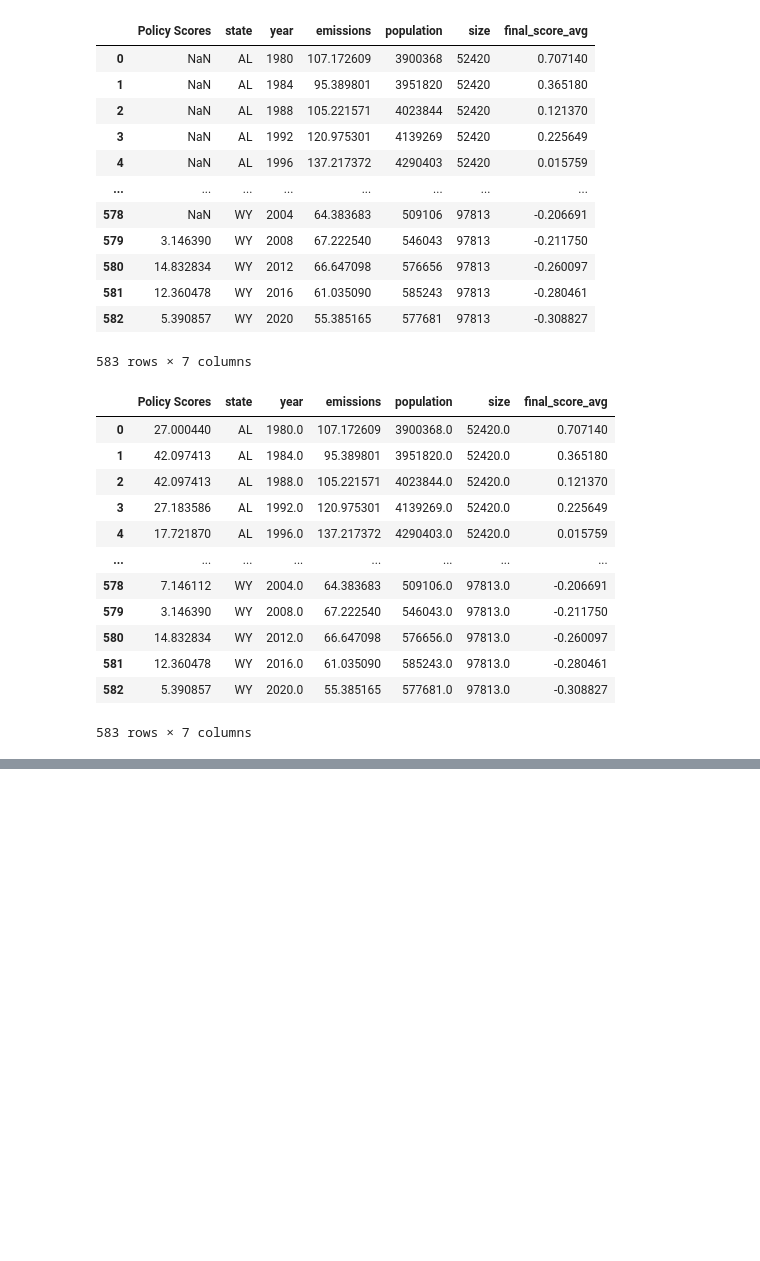
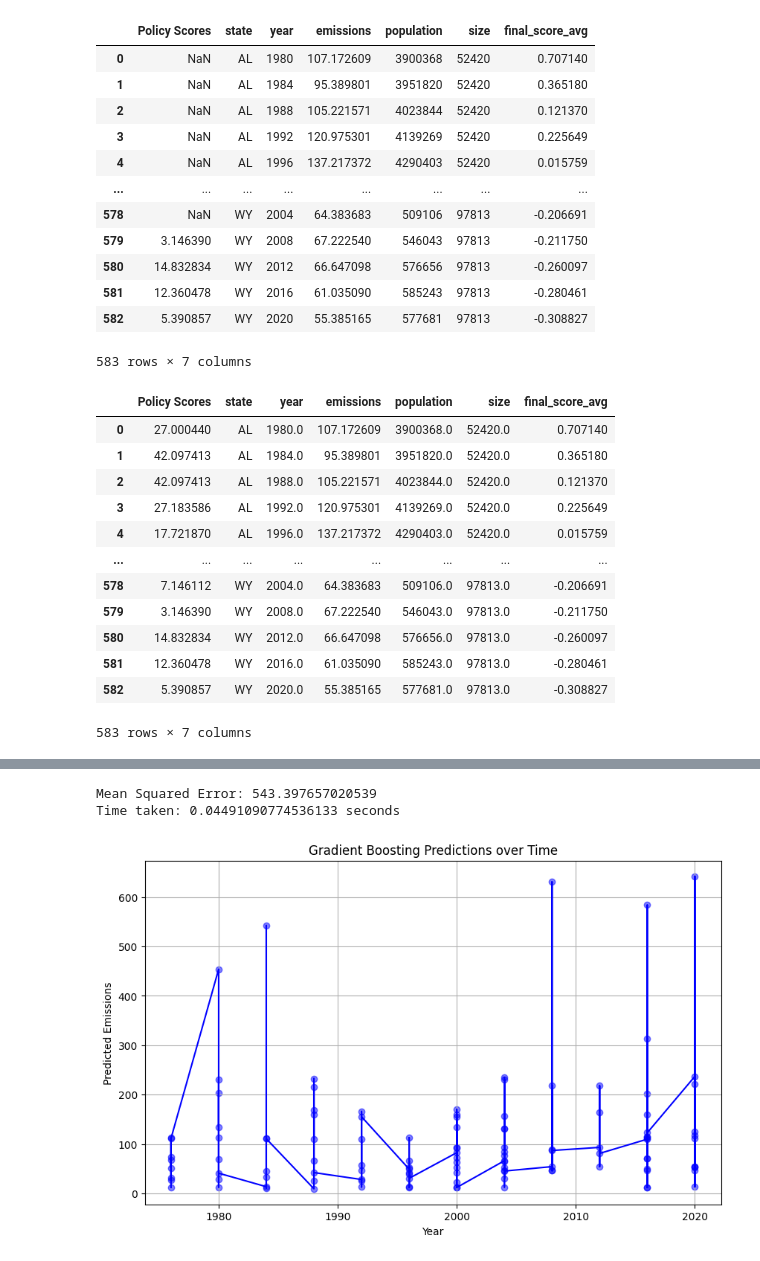
Before and after one commit to AyalYakobe/AirPollutionByPolitics, a Jupyter notebook: overview.ipynb, the cells around one changed output, grey strips where cells are left out. Saved outputs shown, nothing was run; the diff lists cells and outputs as text; code cells hidden in the pictures; blank space fills up the shorter version.

Commit message:
all step outlines (so far) completed except for adjacnecy graph

```diff
--- a/overview.ipynb
+++ b/overview.ipynb
@@ -468,0 +471,9 @@ final_df_imputed
+# %%
+import pandas as pd
+from sklearn.preprocessing import StandardScaler
+
+unnorm_final_df_imputed = final_df_imputed.copy()
+scaler = StandardScaler()
+columns_to_normalize = [col for col in final_df_imputed.columns if col not in ["state", "year", 'emissions']]
+final_df_imputed[columns_to_normalize] = scaler.fit_transform(final_df_imputed[columns_to_normalize])
+final_df_imputed
@@ -468,0 +532,55 @@ final_df_imputed
+# %%
+import time
+import matplotlib.pyplot as plt
+from sklearn.ensemble import GradientBoostingRegressor
+from sklearn.model_selection import train_test_split
+from sklearn.metrics import mean_squared_error
+
+# Selecting features and target
+X = final_df_imputed[['Policy Scores', 'population', 'size', 'final_score_avg']]
+y = final_df_imputed['emissions']
+
+# Train-test split
+X_train, X_test, y_train, y_test = train_test_split(X, y, test_size=0.2, random_state=42)
+
+# Start the timer
+start_time = time.time()
+
+# Gradient Boosting model
+gb_model = GradientBoostingRegressor(n_estimators=100, random_state=42)
+gb_model.fit(X_train, y_train)
+
+# Predictions
+y_pred = gb_model.predict(X_test)
+
+# End the timer
+end_time = time.time()
+
+# Model evaluation
+mse = mean_squared_error(y_test, y_pred)
+elapsed_time = end_time - start_time
+
+# Print time taken and MSE
+print(f'Mean Squared Error: {mse}')
+print(f'Time taken: {elapsed_time} seconds')
+
+# Add predictions to the test set
+X_test['predictions'] = y_pred
+X_test['year'] = final_df_imputed.loc[X_test.index, 'year']
+
+# Sort by year for the plot
+X_test = X_test.sort_values(by='year')
+
+# Plotting
+plt.figure(figsize=(10, 6))
+plt.plot(X_test['year'], X_test['predictions'], label='Predictions', color='blue')
+plt.scatter(X_test['year'], X_test['predictions'], color='blue', alpha=0.5)
+plt.xlabel('Year')
+plt.ylabel('Predicted Emissions')
+plt.title('Gradient Boosting Predictions over Time')
+plt.grid(True)
+plt.show()
+# %% [output]
+Mean Squared Error: 543.397657020539
+Time taken: 0.04491090774536133 seconds
+[figure, added]
```
Also changed, not shown: parts of 9 cells of this notebook.
